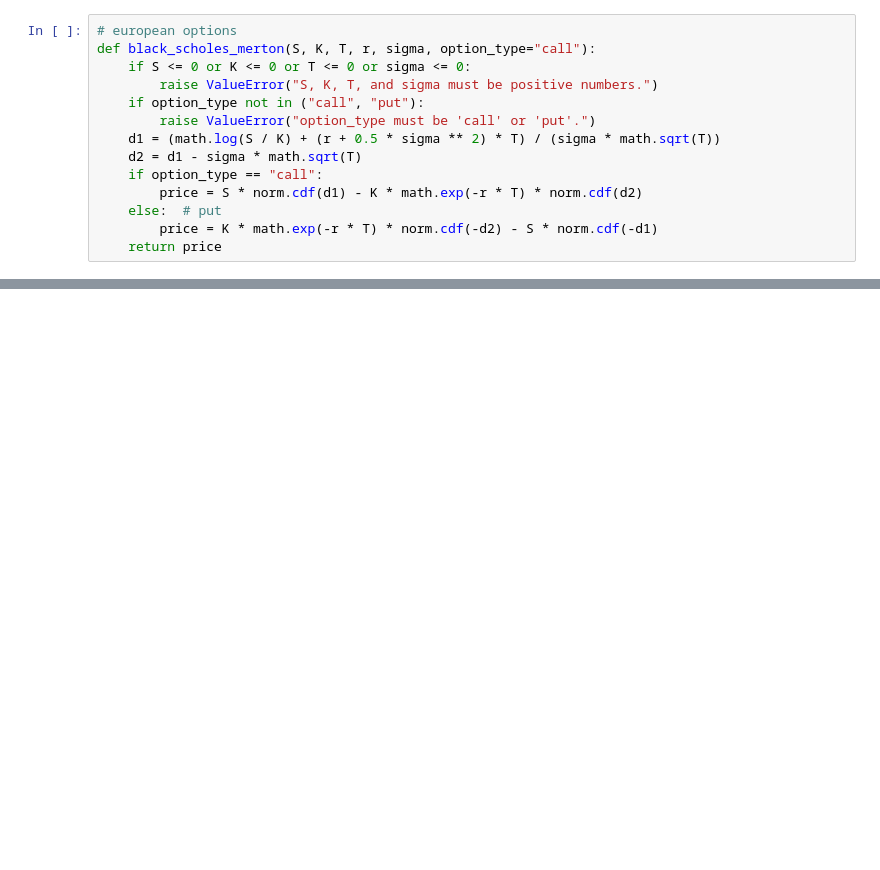
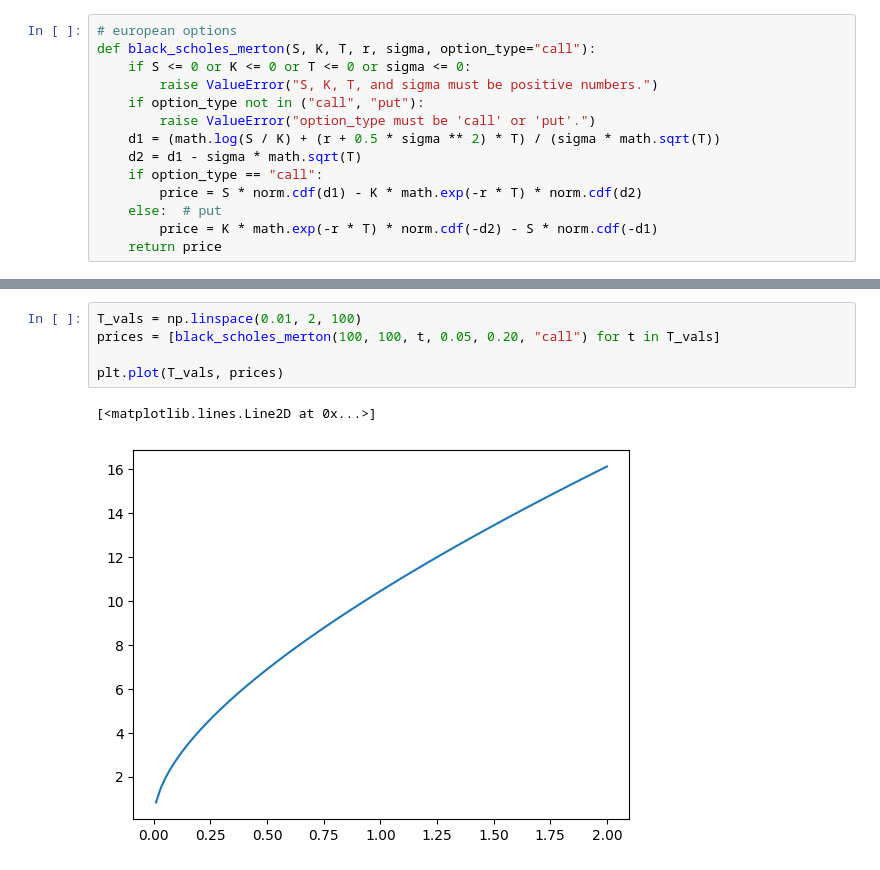
Before and after one commit to Maxwell-Doshi17/Streamlit-Apps, a Jupyter notebook: price.ipynb, the cells around one changed output, grey strips where cells are left out. Cells and saved outputs as stored; diff of their text form; blank space fills up the shorter version.

```diff
--- a/price.ipynb
+++ b/price.ipynb
@@ -87,0 +108,8 @@ def black_scholes_merton(S, K, T, r, sigma, option_type="call"):
+# %%
+T_vals = np.linspace(0.01, 2, 100)
+prices = [black_scholes_merton(100, 100, t, 0.05, 0.20, "call") for t in T_vals]
+
+plt.plot(T_vals, prices)
+# %% [output]
+[<matplotlib.lines.Line2D at 0x...>]
+[figure, added]
```
Also changed, not shown: parts of 3 cells of this notebook, 1 other file.
